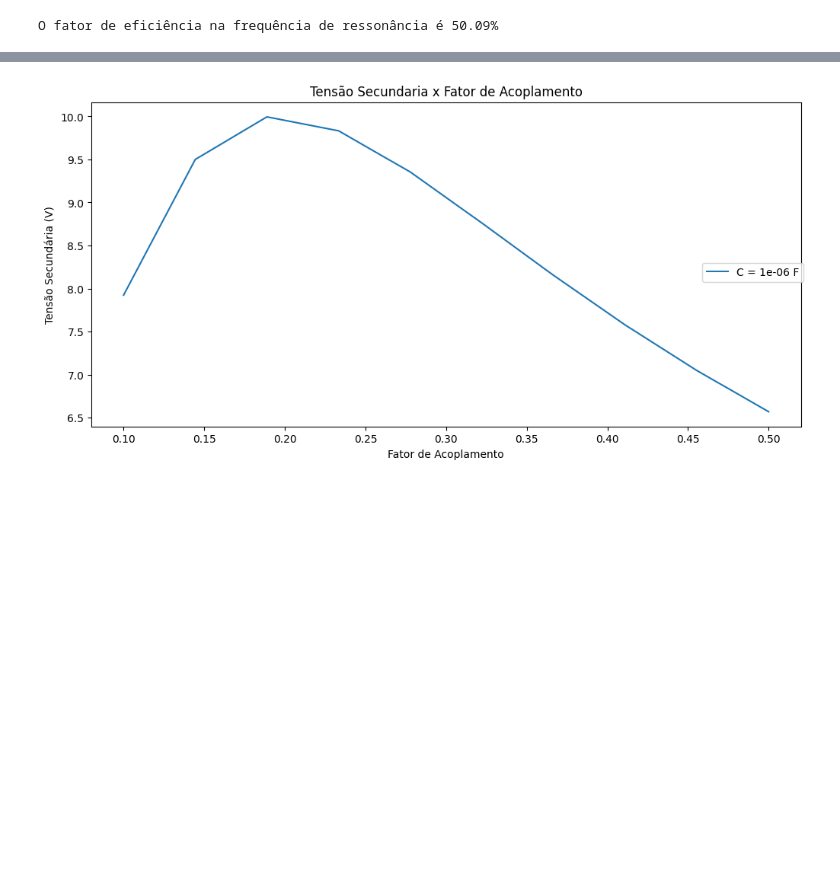
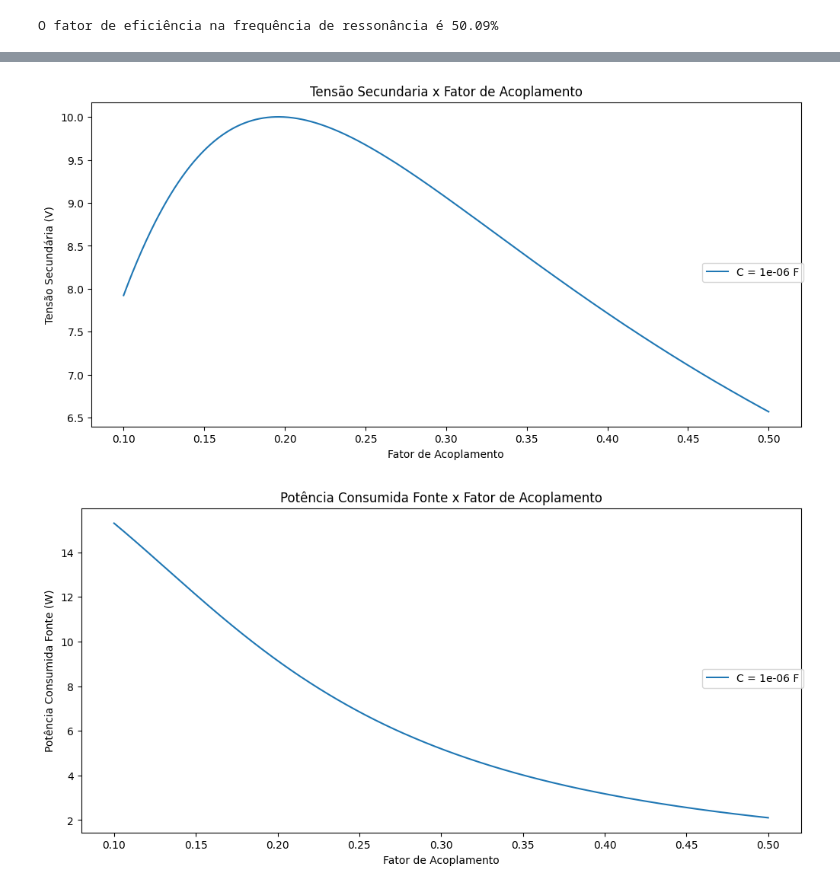
Before and after one commit to Peng1104/EletroMag-Projeto, a Jupyter notebook: projeto.ipynb, the cells around one changed output, grey strips where cells are left out. Saved outputs shown, nothing was run; the diff lists cells and outputs as text; code cells hidden in the pictures; blank space fills up the shorter version.

Commit message:
Fatores de Acoplamento

```diff
--- a/projeto.ipynb
+++ b/projeto.ipynb
@@ -286,7 +286,7 @@ indutanciaBobinaSecundaria = 155.4e-6  # H
 F = 1/(2*pi*sqrt(indutanciaBobinaPrimaria*c))
 w = 2*pi*F
 # %%
-fatoresDeAcoplamento = np.linspace(0.1, 0.5, 10)
+fatoresDeAcoplamento = np.linspace(0.1, 0.5, 1000)
 
 vMarcaPasso = []
 SFonte = []
@@ -318,4 +318,17 @@ plt.xlabel("Fator de Acoplamento")
 plt.ylabel("Tensão Secundária (V)")
 plt.show()
 # %% [output]
-[figure, old version]
+[figure, new version]
+# %%
+fig, ax = plt.subplots(layout='constrained',figsize=(10,5))
+
+ax.plot(fatoresDeAcoplamento, SFonte, label=f"C = {c} F")
+
+fig.legend(loc='center right')
+
+plt.title("Potência Consumida Fonte x Fator de Acoplamento")
+plt.xlabel("Fator de Acoplamento")
+plt.ylabel("Potência Consumida Fonte (W)")
+plt.show()
+# %% [output]
+[figure, added]
```
Also changed, not shown: parts of 2 cells of this notebook.
